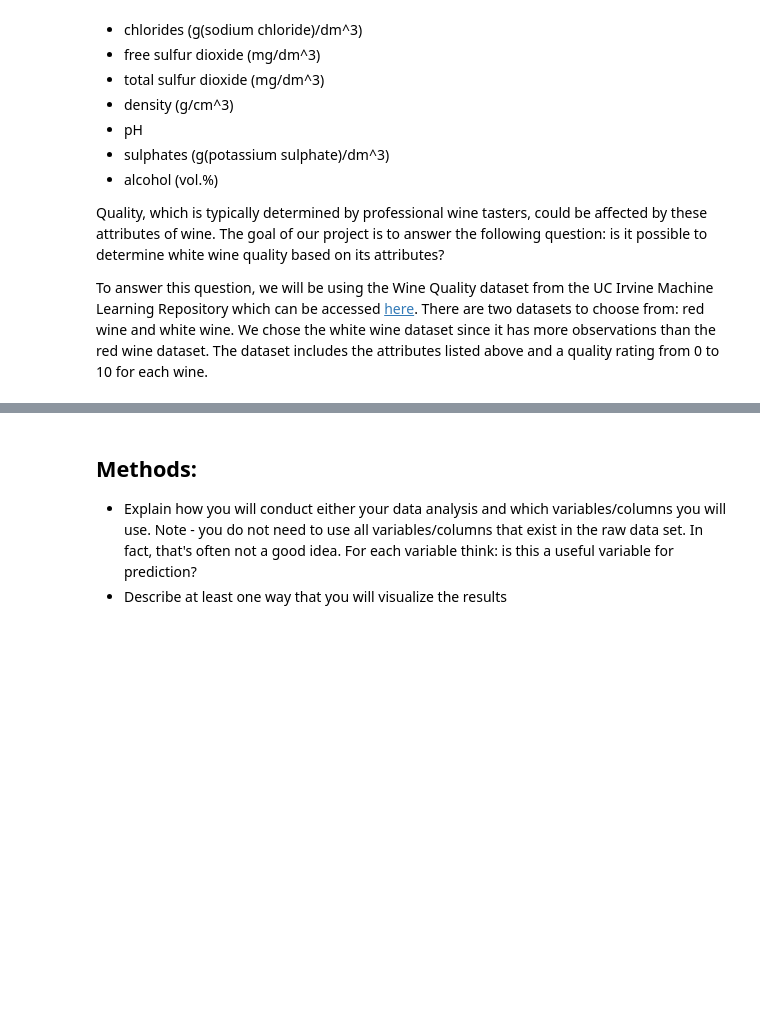
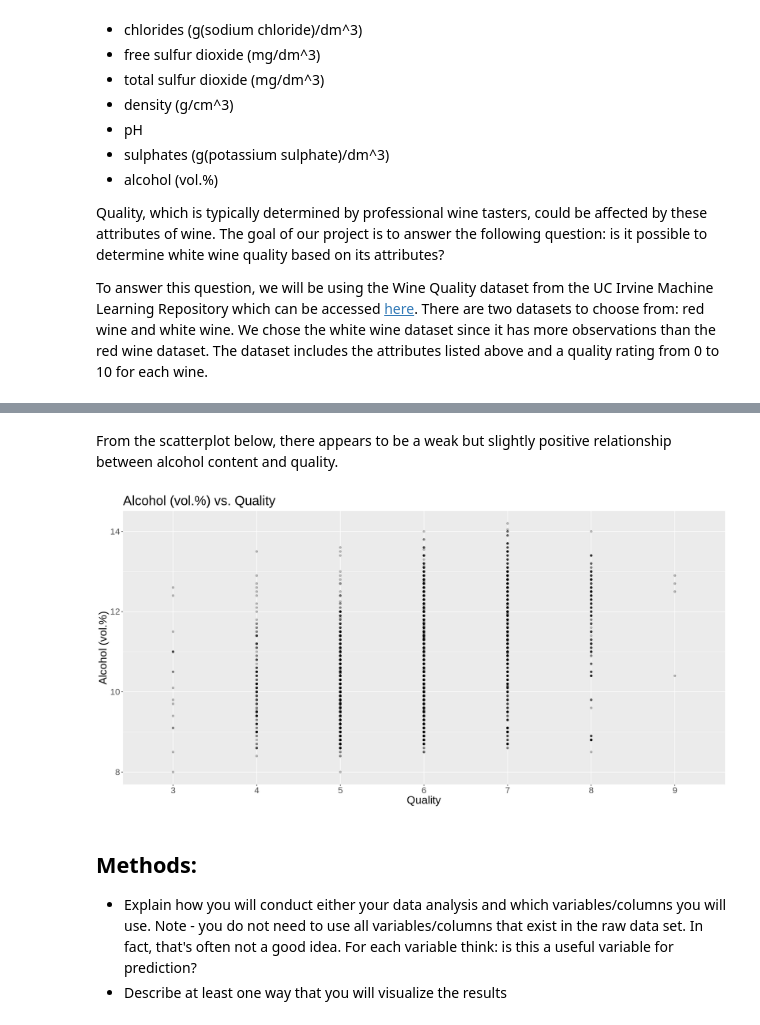
Before and after one commit to pradhyumnan8/DSCI-100-Wine-Quality-Predictor-Project, a Jupyter notebook: group_project_proposal.ipynb, the cells around one changed output, grey strips where cells are left out. Drawn from its saved outputs; the diff is of its cells as text; code cells hidden in the pictures; blank space fills up the shorter version.

```diff
--- a/group_project_proposal.ipynb
+++ b/group_project_proposal.ipynb
@@ -105,3 +159,16 @@ sum(is.na(wine_train))
+# %% [markdown]
+From the scatterplot below, there appears to be a weak but slightly positive relationship between alcohol content and quality.
+# %%
+alcohol_vs_quality <- wine_train |>
+    ggplot(aes(x = quality, y = alcohol)) +
+    geom_point(alpha = 0.25) +
+    theme(text = element_text(size = 20)) +
+    ggtitle("Alcohol (vol.%) vs. Quality") +
+    labs(x = "Quality", y = "Alcohol (vol.%)")
+
+alcohol_vs_quality
+# %% [output]
+[figure, added]
 # %% [markdown]
 ## Methods:
 
```
Also changed, not shown: parts of 19 cells of this notebook.
